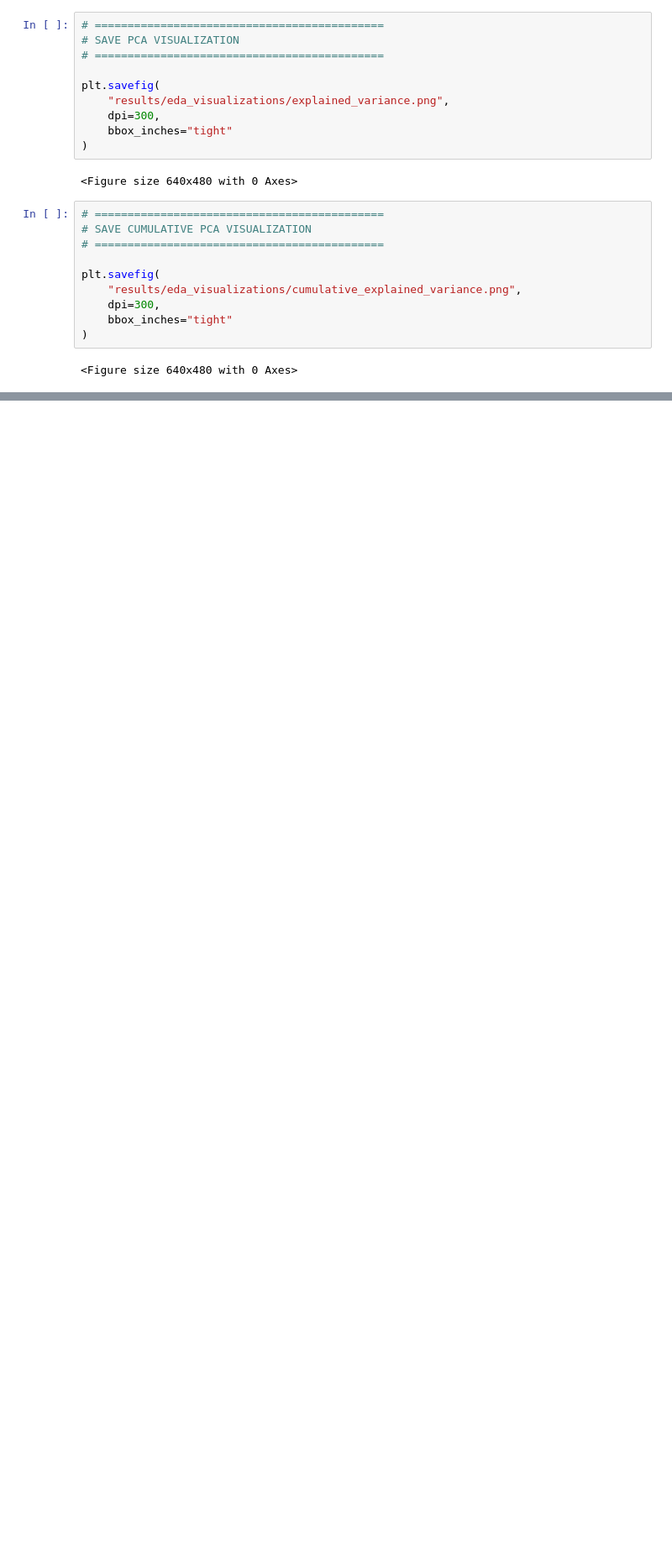
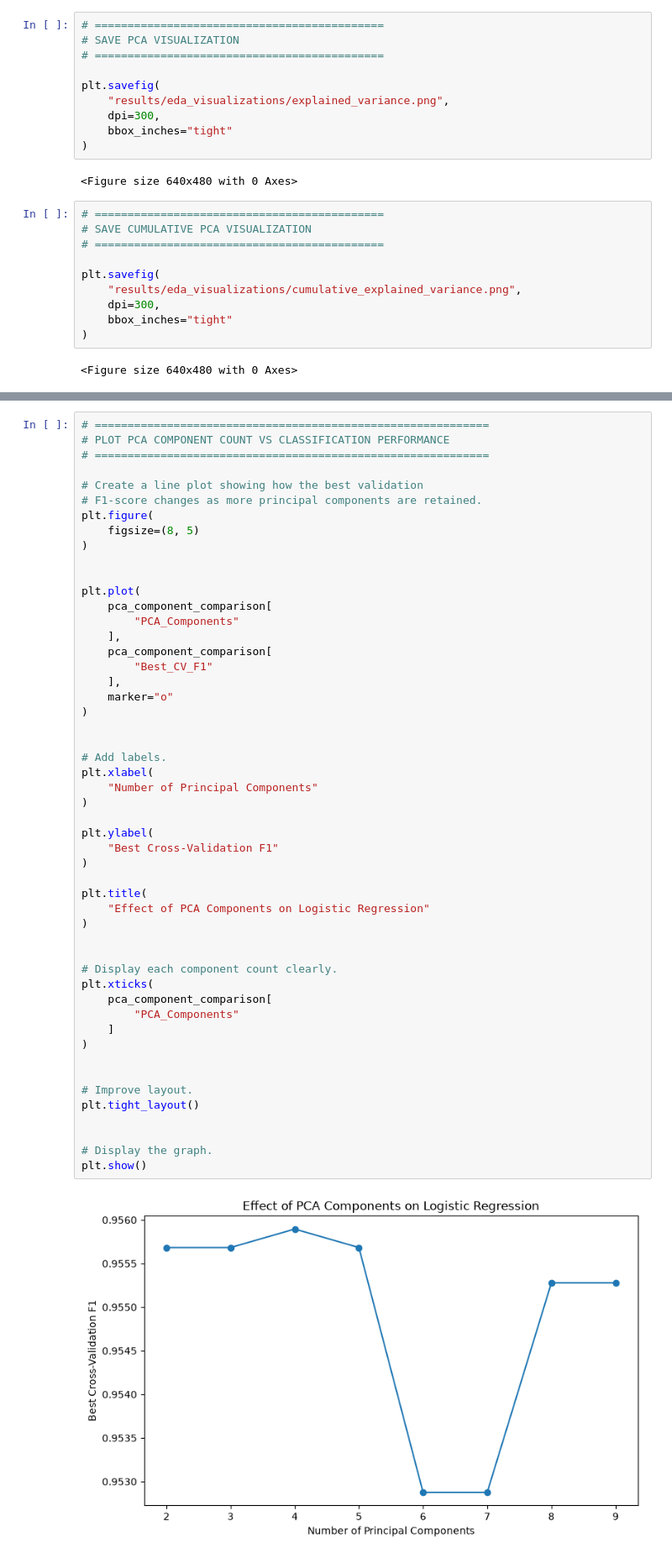
Before and after one commit to N-Amasha/Breast-Cancer-Classification, a Jupyter notebook: MEMBER_05/notebook.ipynb, the cells around one changed output, grey strips where cells are left out. Shown at 84% size. Cells and saved outputs as stored; diff of their text form; blank space fills up the shorter version.

Commit message:
Add Member 05 PCA Logistic Regression final evaluation

```diff
--- a/MEMBER_05/notebook.ipynb
+++ b/MEMBER_05/notebook.ipynb
@@ -584,0 +1736,53 @@ plt.savefig(
+# %%
+# ============================================================
+# PLOT PCA COMPONENT COUNT VS CLASSIFICATION PERFORMANCE
+# ============================================================
+
+# Create a line plot showing how the best validation
+# F1-score changes as more principal components are retained.
+plt.figure(
+    figsize=(8, 5)
+)
+
+
+plt.plot(
+    pca_component_comparison[
+        "PCA_Components"
+    ],
+    pca_component_comparison[
+        "Best_CV_F1"
+    ],
+    marker="o"
+)
+
+
+# Add labels.
+plt.xlabel(
+    "Number of Principal Components"
+)
+
+plt.ylabel(
+    "Best Cross-Validation F1"
+)
+
+plt.title(
+    "Effect of PCA Components on Logistic Regression"
+)
+
+
+# Display each component count clearly.
+plt.xticks(
+    pca_component_comparison[
+        "PCA_Components"
+    ]
+)
+
+
+# Improve layout.
+plt.tight_layout()
+
+
+# Display the graph.
+plt.show()
+# %% [output]
+[figure, added]
```
Also changed, not shown: parts of 31 cells of this notebook, 5 other files.
